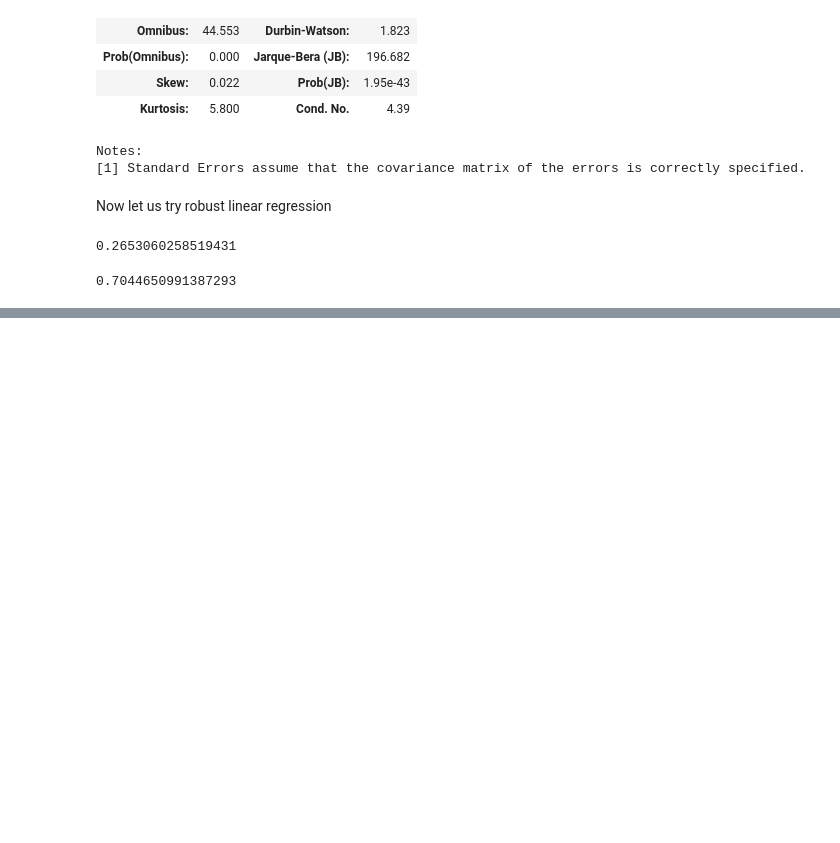
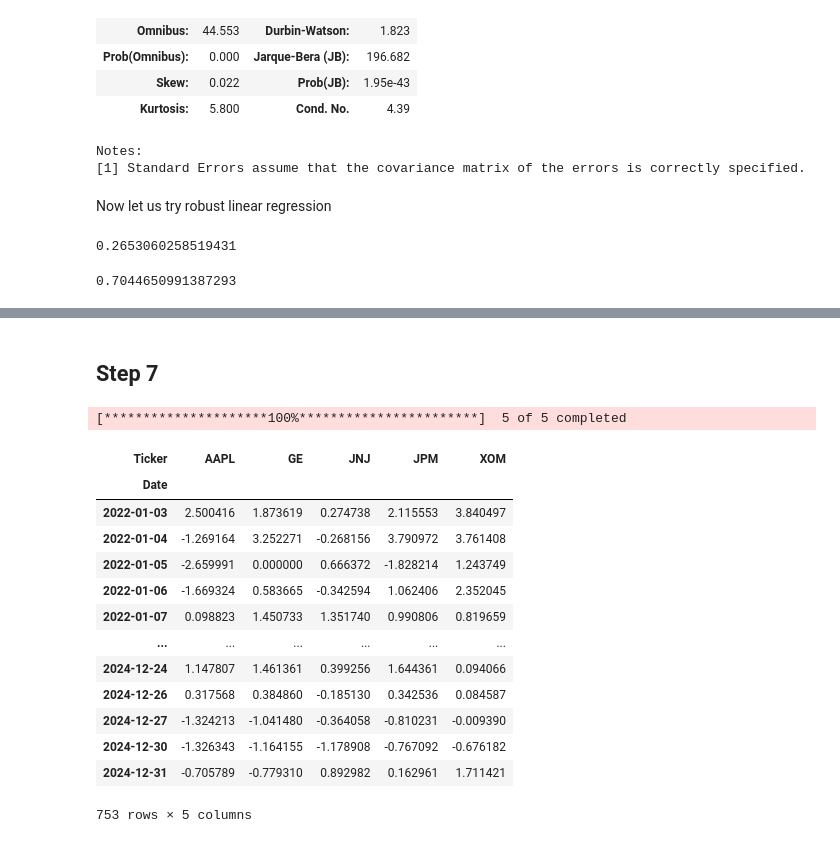
Before and after one commit to 3v-mb/Mini-projects-in-Financial-Engineering, a Jupyter notebook: Factor Modeling.ipynb, the cells around one changed output, grey strips where cells are left out. Drawn from its saved outputs; the diff is of its cells as text; code cells hidden in the pictures; blank space fills up the shorter version.

```diff
--- a/Factor Modeling.ipynb
+++ b/Factor Modeling.ipynb
@@ -394,3 +395,29 @@ Robust linear Model Regression Results
 | RMW | 0.2968 | 0.063 | 4.707 | 0.000 | 0.173 | 0.420 |
 | CMA | 0.4115 | 0.089 | 4.643 | 0.000 | 0.238 | 0.585 |
 If the model instance has been used for another fit with different fit parameters, then the fit options might not be the correct ones anymore .
+# %% [markdown]
+## Step 7
+# %%
+tickers = ['JNJ', 'JPM', 'XOM','GE', 'AAPL']
+portfolio = yf.download(tickers, start='2021-12-31', end='2025-01-01')['Close']
+# %% [output]
+[*********************100%***********************]  5 of 5 completed
+# %%
+portfolio_returns = portfolio.pct_change().dropna()*100
+# %%
+portfolio_returns
+# %% [output]
+| Ticker | AAPL | GE | JNJ | JPM | XOM |
+| Date |  |  |  |  |  |
+| 2022-01-03 | 2.500416 | 1.873619 | 0.274738 | 2.115553 | 3.840497 |
+| 2022-01-04 | -1.269164 | 3.252271 | -0.268156 | 3.790972 | 3.761408 |
+| 2022-01-05 | -2.659991 | 0.000000 | 0.666372 | -1.828214 | 1.243749 |
+| 2022-01-06 | -1.669324 | 0.583665 | -0.342594 | 1.062406 | 2.352045 |
+| 2022-01-07 | 0.098823 | 1.450733 | 1.351740 | 0.990806 | 0.819659 |
+| ... | ... | ... | ... | ... | ... |
+| 2024-12-24 | 1.147807 | 1.461361 | 0.399256 | 1.644361 | 0.094066 |
+| 2024-12-26 | 0.317568 | 0.384860 | -0.185130 | 0.342536 | 0.084587 |
+| 2024-12-27 | -1.324213 | -1.041480 | -0.364058 | -0.810231 | -0.009390 |
+| 2024-12-30 | -1.326343 | -1.164155 | -1.178908 | -0.767092 | -0.676182 |
+| 2024-12-31 | -0.705789 | -0.779310 | 0.892982 | 0.162961 | 1.711421 |
+753 rows × 5 columns
```
Also changed, not shown: parts of 18 cells of this notebook.
